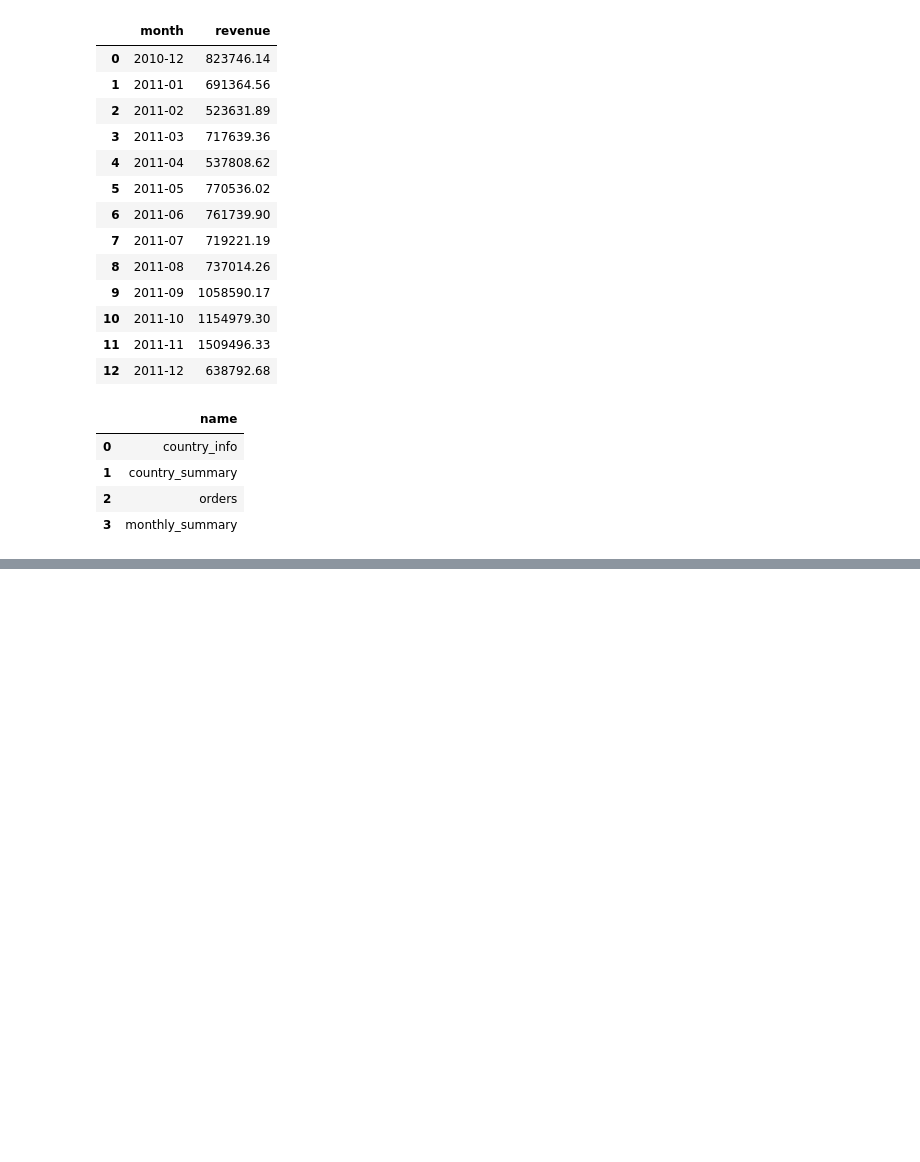
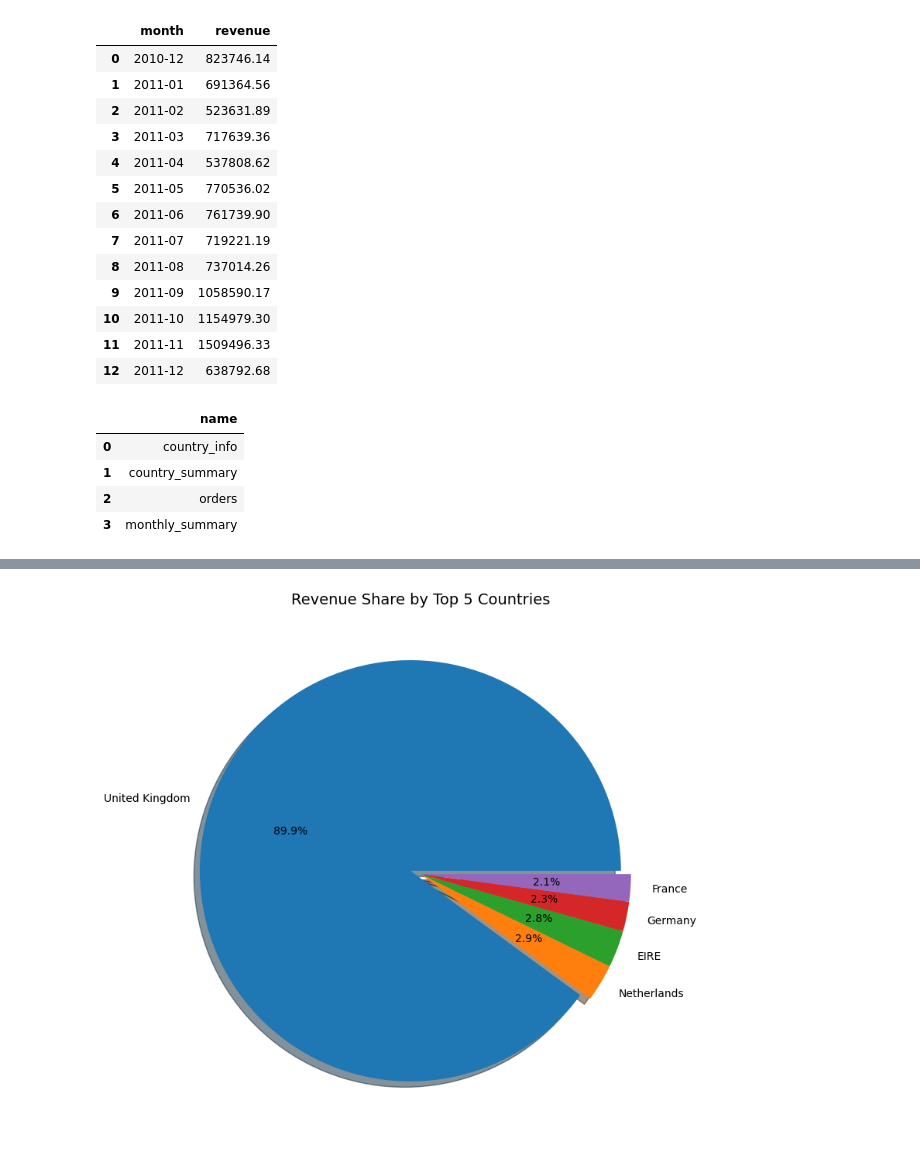
Before and after one commit to Danammadhunika/ml-journey, a Jupyter notebook: project_03_ecommerce_sql/notebooks/ecommerce_sql_analysis.ipynb, the cells around one changed output, grey strips where cells are left out. Saved outputs shown, nothing was run; the diff lists cells and outputs as text; code cells hidden in the pictures; blank space fills up the shorter version.

```diff
--- a/project_03_ecommerce_sql/notebooks/ecommerce_sql_analysis.ipynb
+++ b/project_03_ecommerce_sql/notebooks/ecommerce_sql_analysis.ipynb
@@ -2576,0 +2694,11 @@ WHERE type='table'
+# %%
+df_pie = pd.read_sql_query("""
+    SELECT Country,
+           ROUND(SUM(Quantity * UnitPrice), 2) AS total_revenue
+    FROM orders
+    WHERE Quantity > 0
+    GROUP BY Country
+    ORDER BY total_revenue DESC
+    LIMIT 5
+""", conn)
+df_pie
@@ -2576,0 +2712,41 @@ WHERE type='table'
+# %%
+# ============================================
+# CHART 3 — Revenue Share Pie Chart
+# Business Question: What percentage of revenue
+#                    comes from each top country?
+# ============================================
+
+# WHY PIE CHART?
+# Pie charts show PERCENTAGE contribution!
+# Perfect for showing how much each part
+# contributes to the whole!
+# Best when you want to show share/proportion!
+
+# PIE vs BAR:
+# Bar chart  → compare actual values
+# Pie chart  → compare percentages of whole
+
+# AUTOPCT EXPLAINED:
+# autopct='%1.1f%%'
+# %1.1f → show number with 1 decimal place
+# %%    → show % symbol after number
+# auto  → calculate percentage automatically!
+
+# EXPLODE:
+# Pulls one slice slightly out from center
+# Used to highlight the most important slice!
+# (0.05, 0, 0, 0, 0) → only UK slice pulled out!
+
+explode = (0.05, 0, 0, 0, 0)
+
+plt.figure(figsize=(8, 8))
+plt.pie(df_pie['total_revenue'],
+        labels=df_pie['Country'],
+        autopct='%1.1f%%',
+        explode=explode,
+        shadow=True)
+plt.title('Revenue Share by Top 5 Countries', fontsize=14)
+plt.tight_layout()
+plt.show()
+# %% [output]
+[figure, added]
```
Also changed, not shown: parts of 8 cells of this notebook, 2 other files.
